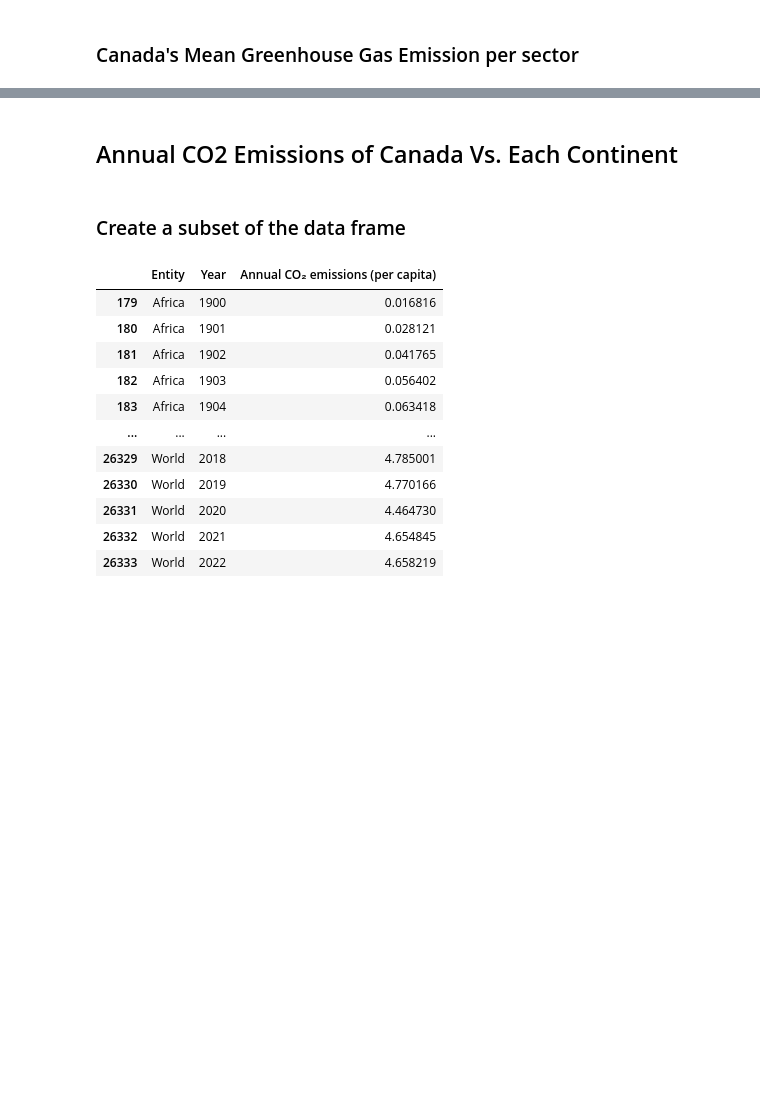
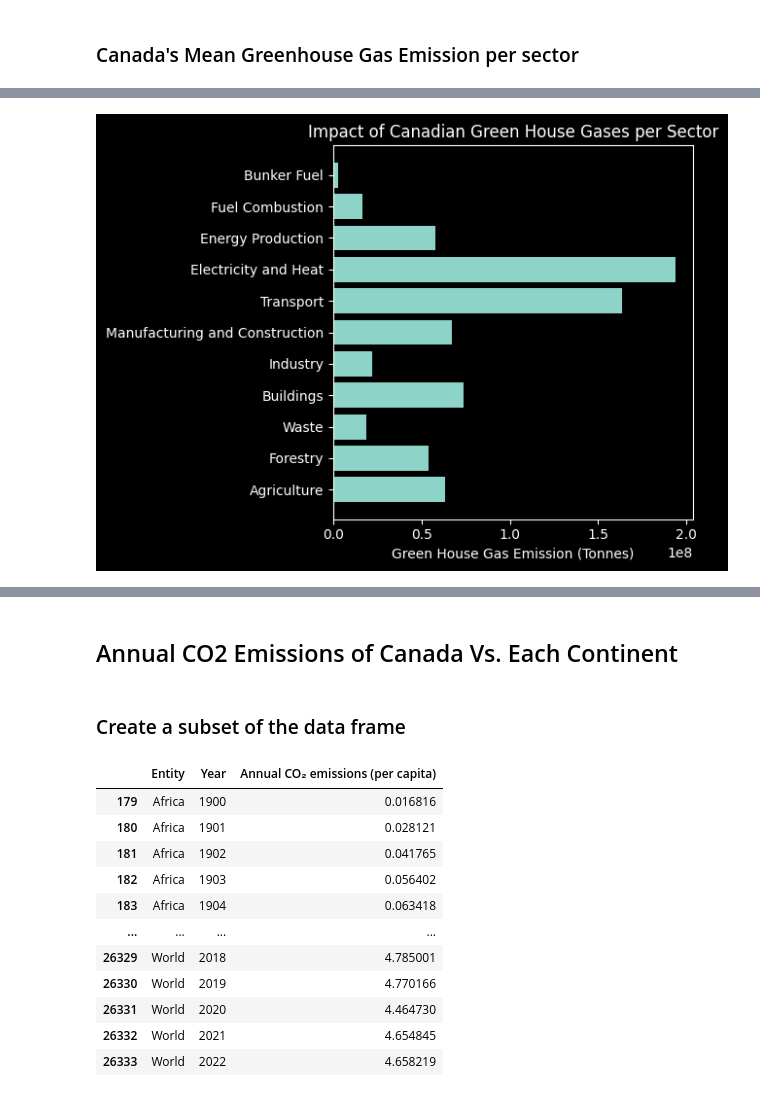
Before and after one commit to minari314159/CO2-Emission-Trends, a Jupyter notebook: Global_Analysis.ipynb, the cells around one changed output, grey strips where cells are left out. Saved outputs shown, nothing was run; the diff lists cells and outputs as text; code cells hidden in the pictures; blank space fills up the shorter version.

```diff
--- a/Global_Analysis.ipynb
+++ b/Global_Analysis.ipynb
@@ -64,0 +66,7 @@ Index(['Entity', 'Year', 'Greenhouse gas emissions from agriculture',
+# %%
+
+df_Current = df_GHG_Can.query('Year == 2020')
+df_Current = df_Current.drop(['Entity','Year'], axis=1)
+df_Current = df_Current.transpose().reset_index()
+df_Current = df_Current.rename(columns={'index': 'Sub-sector', 1022: 'GHG Emission (Tonnes)'})
+df_Current
@@ -65,3 +86,15 @@ Index(['Entity', 'Year', 'Greenhouse gas emissions from agriculture',
+# %%
+GHG_y = df_Current['GHG Emission (Tonnes)']
+sub_sector = df_Current['Sub-sector']
+
+plt.barh(sub_sector, GHG_y, label='All Sectors')
+
+plt.title("Impact of Canadian Green House Gases per Sector")
+plt.xlabel('Green House Gas Emission (Tonnes)')
+plt.tight_layout()
+plt.show()
+# %% [output]
+[figure, added]
 # %%
 y = df_GHG_Can.loc[:, ['Greenhouse gas emissions from agriculture', 'Greenhouse gas emissions from land use change and forestry',
                        'Greenhouse gas emissions from waste',
```
Also changed, not shown: parts of 5 cells of this notebook.
